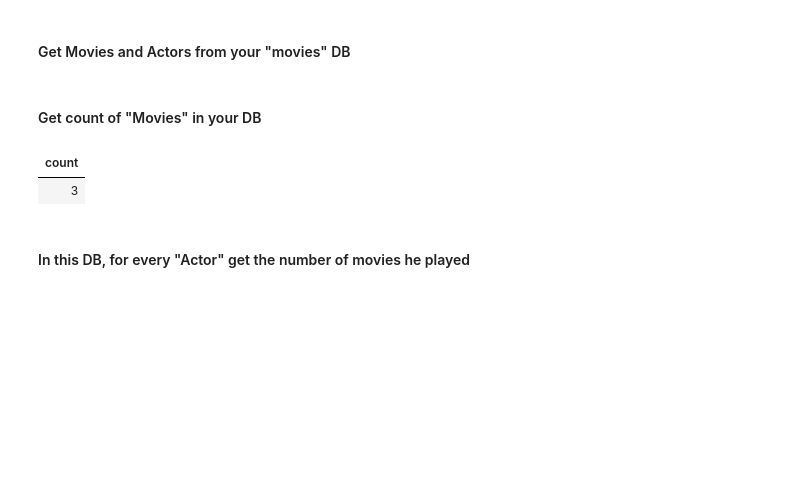
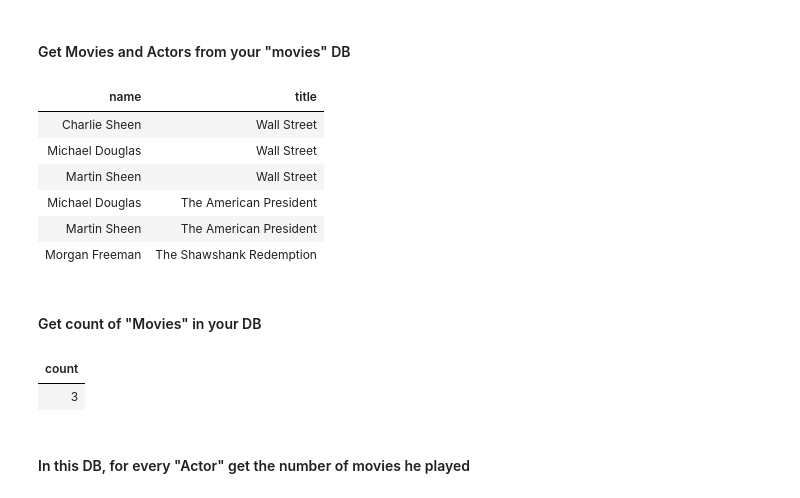
Before and after one commit to haicheviet/dataeng-course-1, a Jupyter notebook: homework_postgres/PostgreSQL-Students.ipynb, the cells around one changed output. Drawn from its saved outputs; the diff is of its cells as text; code cells hidden in the pictures; blank space fills up the shorter version.

```diff
--- a/homework_postgres/PostgreSQL-Students.ipynb
+++ b/homework_postgres/PostgreSQL-Students.ipynb
@@ -1055,3 +1059,22 @@ display(moviesActors.style.hide_index())
+# %%
+moviesActors = pd.read_sql(''' SELECT name, title
+                               FROM (SELECT * FROM Role
+                               INNER JOIN Person
+                               ON Role.p_id = Person.id
+                               ) AS person_roles
+                               INNER JOIN Movie
+                               ON person_roles.m_id = Movie.id
+                               ''', con)
+
+display(moviesActors.style.hide_index())
+# %% [output]
+| name | title |
+| Charlie Sheen | Wall Street |
+| Michael Douglas | Wall Street |
+| Martin Sheen | Wall Street |
+| Michael Douglas | The American President |
+| Martin Sheen | The American President |
+| Morgan Freeman | The Shawshank Redemption |
 # %% [markdown]
 #### Get count of "Movies" in your DB
 # %%
```
Also changed, not shown: parts of 11 cells of this notebook.
